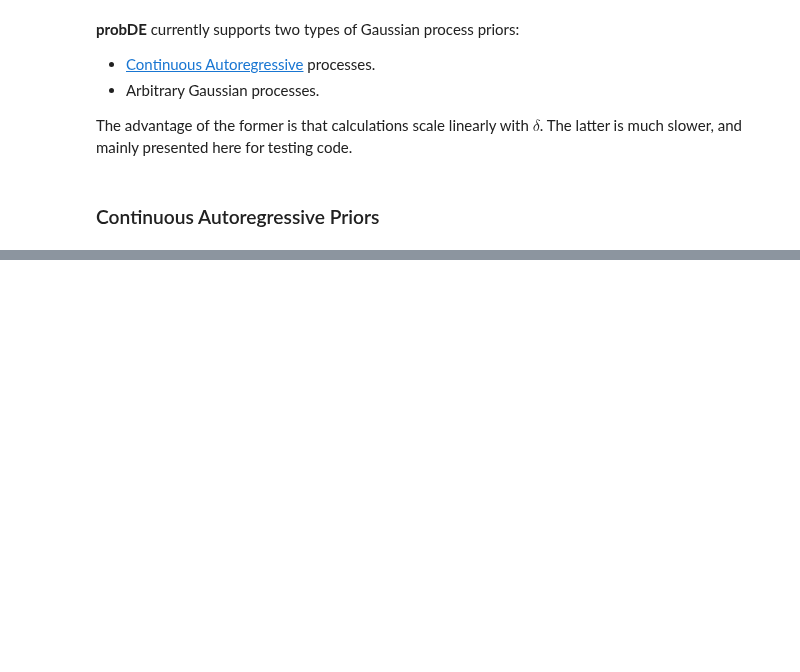
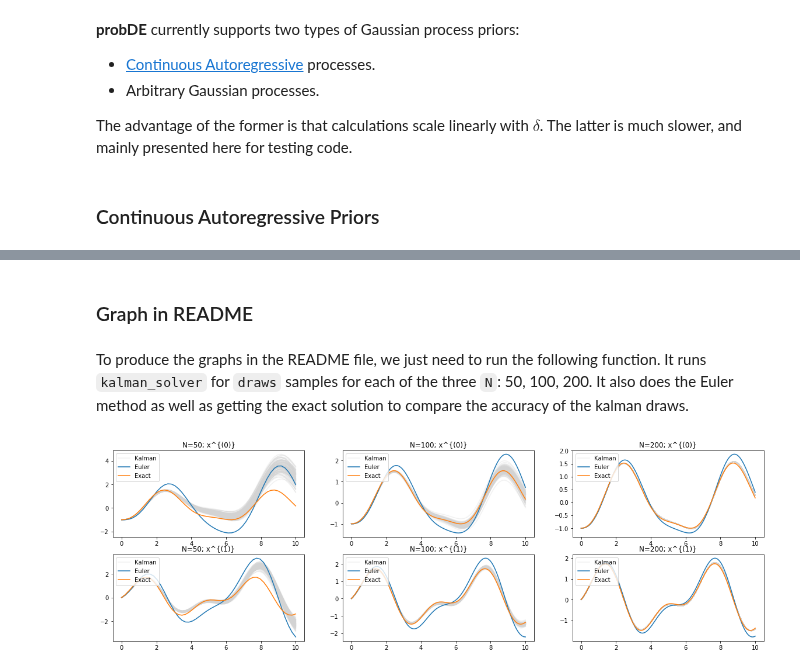
Before and after one commit to mlysy/rodeo-legacy, a Jupyter notebook: BayesODE/Examples/tutorial.ipynb, the cells around one changed output, grey strips where cells are left out. Saved outputs shown, nothing was run; the diff lists cells and outputs as text; code cells hidden in the pictures; blank space fills up the shorter version.

Commit message:
Updated tutorial, moved files to depreciated, wrote new functions in notes

```diff
--- a/BayesODE/Examples/tutorial.ipynb
+++ b/BayesODE/Examples/tutorial.ipynb
@@ -182,28 +168,0 @@ In this example, we have $q=2$ since we have up to $x_t^{(2)}$ defined. We will
-# %%
-# ODE definition
-# LHS vector
-w_vec = np.array([0, 0, 1.0])
-
-# algorithm tuning parameters
-q = 2 # ODE order
-p = q+2 # number of continuous derivatives of CAR(p) solution prior
-W_vec = np.array([np.pad(w_vec, (0, p-q-1), 'constant', constant_values=(0,0))])
-
-# it is assumed that the solution is sought on the interval [0,tmax].
-# this next parameter specifies the size of the discretization grid
-N = 100
-tmin = 0
-tmax = 10
-delta_t = np.array([(tmax-tmin)*1/N])
-
-# Generate roots, rho, for the CAR(p) prior using root_gen
-# #root_gen is a simple exponential function with the decorrelation r0 to generate p roots for CAR(p) prior
-r0 = 0.01 # decorrelation parameter
-roots = root_gen(r0, p)
-
-# now the tuning parameters of the CAR(p) prior
-sigma = 0.0001 # scale paramater
-lamb = np.zeros(p) #CAR(p) mean
-
-#Initial Value x0
-x0 = np.array([-1, 0, ode_F([-1, 0], 0)])
@@ -274,6 +168,0 @@ The initial values of the problem and the grid size can be defined as follows:
-# %%
-a = 0
-b = 4.75
-x0_f1 = 10
-N = 100
-tseq1 = np.linspace(a, b, N)
@@ -304,0 +189,9 @@ plt.show()
+# %% [markdown]
+### Graph in README
+# %% [markdown]
+To produce the graphs in the README file, we just need to run the following function. It runs `kalman_solver` for `draws` samples for each of the three `N`: 50, 100, 200. It also does the Euler method as well as getting the exact solution to compare the accuracy of the kalman draws.
+# %%
+draws = 100
+readme_graph(ode_fun, p, L, U, N, w_vec, a, draws)
+# %% [output]
+[figure, added]
```
Also changed, not shown: parts of 32 cells of this notebook, 18 other files.
